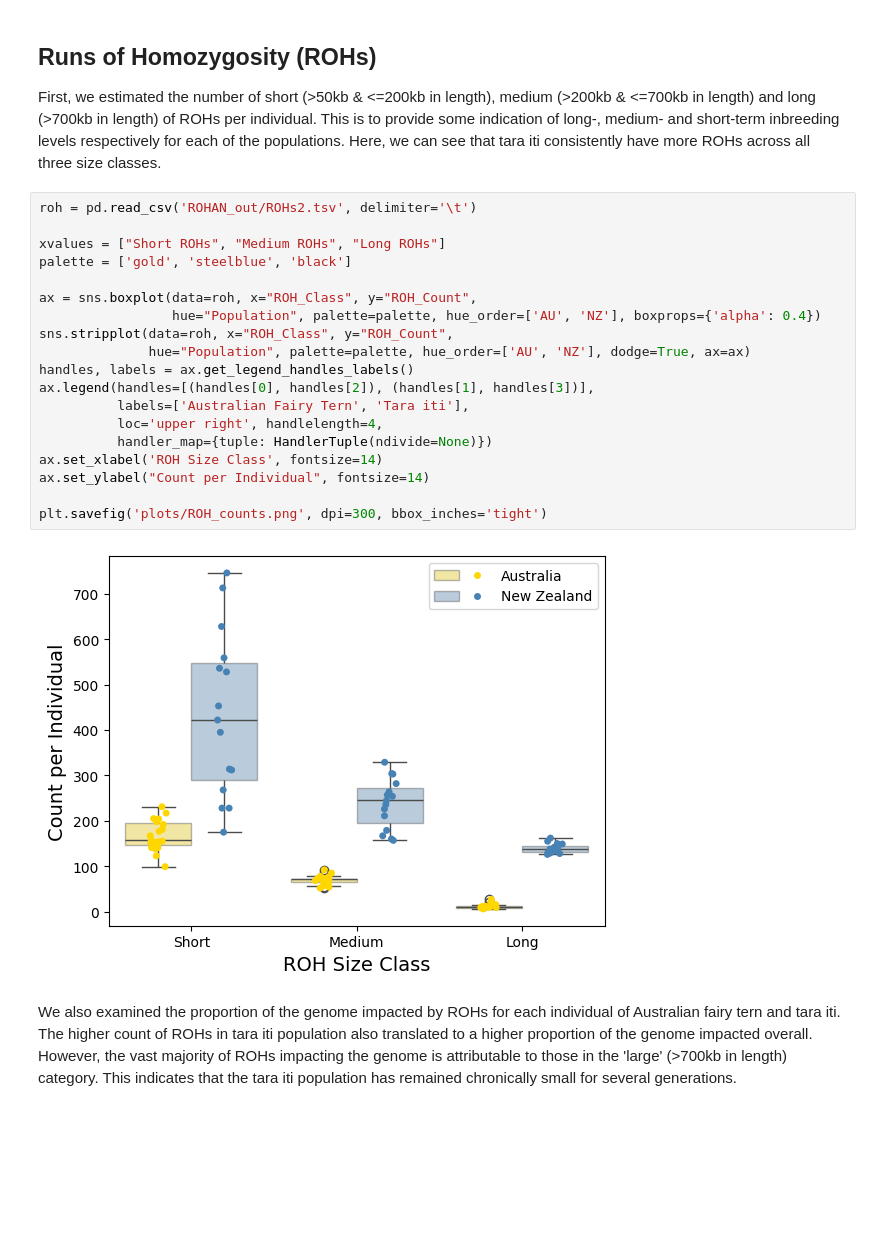
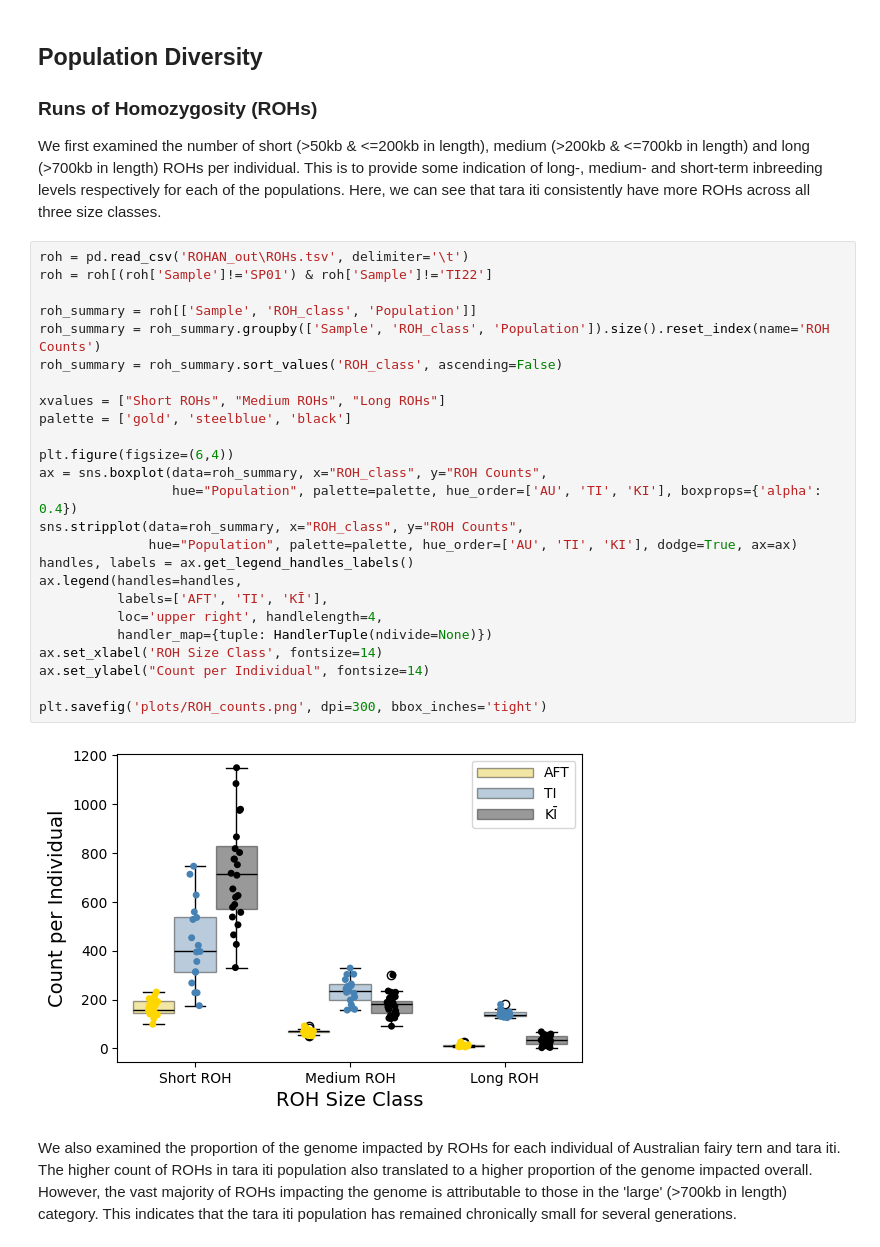
Before and after one commit to janawold1/2026_S_nereis_Cons_Gen, a Jupyter notebook: 06_visualisations.ipynb, the cells around one changed output. Cells and saved outputs as stored; diff of their text form; blank space fills up the shorter version.

```diff
--- a/06_visualisations.ipynb
+++ b/06_visualisations.ipynb
@@ -17,29 +22,36 @@ print(os.getcwd())
 # %% [output]
 G:\My Drive\Data\S_nereis_ssp\genomic_data
 # %% [markdown]
-## Runs of Homozygosity (ROHs)
-First, we estimated the number of short (>50kb & <=200kb in length), medium (>200kb & <=700kb in length) and long (>700kb in length) of ROHs per individual. This is to provide some indication of long-, medium- and short-term inbreeding levels respectively for each of the populations. Here, we can see that tara iti consistently have more ROHs across all three size classes.
+## Population Diversity
+### Runs of Homozygosity (ROHs)
+We first examined the number of short (>50kb & <=200kb in length), medium (>200kb & <=700kb in length) and long (>700kb in length) ROHs per individual. This is to provide some indication of long-, medium- and short-term inbreeding levels respectively for each of the populations. Here, we can see that tara iti consistently have more ROHs across all three size classes.
 # %%
-roh = pd.read_csv('ROHAN_out/ROHs2.tsv', delimiter='\t')
+roh = pd.read_csv('ROHAN_out\ROHs.tsv', delimiter='\t')
+roh = roh[(roh['Sample']!='SP01') & roh['Sample']!='TI22']
+
+roh_summary = roh[['Sample', 'ROH_class', 'Population']]
+roh_summary = roh_summary.groupby(['Sample', 'ROH_class', 'Population']).size().reset_index(name='ROH Counts')
+roh_summary = roh_summary.sort_values('ROH_class', ascending=False)
 
 xvalues = ["Short ROHs", "Medium ROHs", "Long ROHs"]
 palette = ['gold', 'steelblue', 'black']
 
-ax = sns.boxplot(data=roh, x="ROH_Class", y="ROH_Count",
-                 hue="Population", palette=palette, hue_order=['AU', 'NZ'], boxprops={'alpha': 0.4})
-sns.stripplot(data=roh, x="ROH_Class", y="ROH_Count",
-              hue="Population", palette=palette, hue_order=['AU', 'NZ'], dodge=True, ax=ax)
+plt.figure(figsize=(6,4))
+ax = sns.boxplot(data=roh_summary, x="ROH_class", y="ROH Counts",
+                 hue="Population", palette=palette, hue_order=['AU', 'TI', 'KI'], boxprops={'alpha': 0.4})
+sns.stripplot(data=roh_summary, x="ROH_class", y="ROH Counts",
+              hue="Population", palette=palette, hue_order=['AU', 'TI', 'KI'], dodge=True, ax=ax)
 handles, labels = ax.get_legend_handles_labels()
-ax.legend(handles=[(handles[0], handles[2]), (handles[1], handles[3])],
-          labels=['Australian Fairy Tern', 'Tara iti'],
+ax.legend(handles=handles,
+          labels=['AFT', 'TI', 'KĪ'],
           loc='upper right', handlelength=4,
           handler_map={tuple: HandlerTuple(ndivide=None)})
 ax.set_xlabel('ROH Size Class', fontsize=14)
 ax.set_ylabel("Count per Individual", fontsize=14)
 
 plt.savefig('plots/ROH_counts.png', dpi=300, bbox_inches='tight')
 # %% [output]
-[figure, old version]
+[figure, new version]
 # %% [markdown]
 We also examined the proportion of the genome impacted by ROHs for each individual of Australian fairy tern and tara iti. The higher count of ROHs in tara iti population also translated to a higher proportion of the genome impacted overall. However, the vast majority of ROHs impacting the genome is attributable to those in the 'large' (>700kb in length) category. This indicates that the tara iti population has remained chronically small for several generations.
 # %%
```
Also changed, not shown: parts of 93 cells of this notebook, 28 other files.
